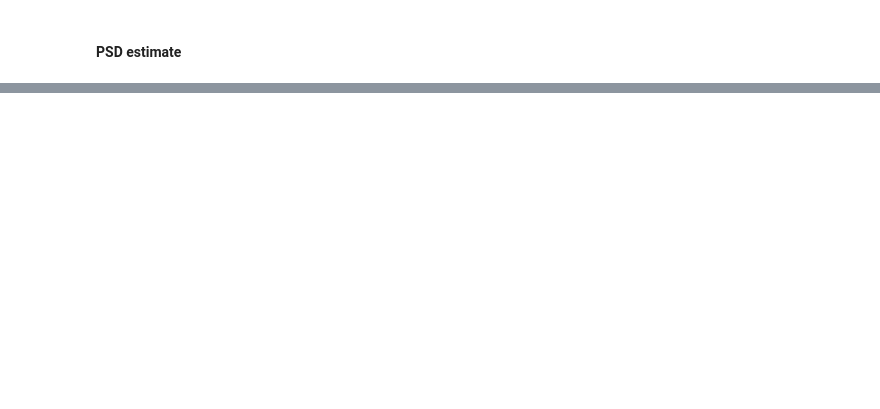
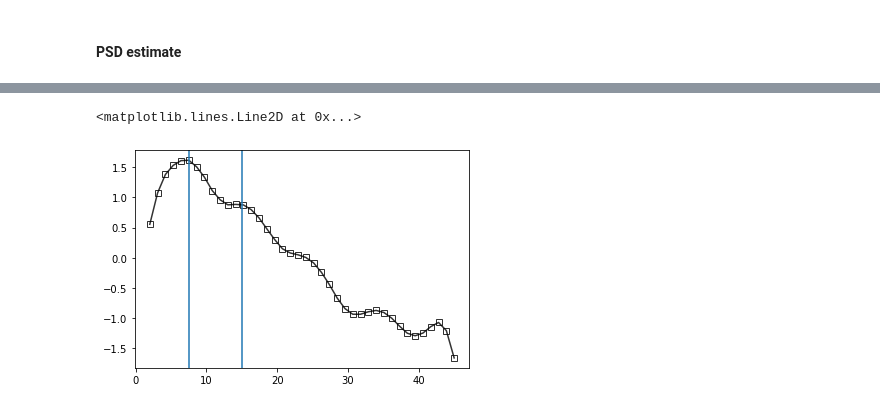
Before and after one commit to JINhuaqing/SBI-SGM, a Jupyter notebook: notebooks/NSF_FOOOF.ipynb, the cells around one changed output, grey strips where cells are left out. Drawn from its saved outputs; the diff is of its cells as text; code cells hidden in the pictures; blank space fills up the shorter version.

```diff
--- a/notebooks/NSF_FOOOF.ipynb
+++ b/notebooks/NSF_FOOOF.ipynb
@@ -394,0 +468,9 @@ Save to /data/rajlab1/user_data/jin/MyResearch/SGMBAY/mypkg/../results/fooofgene
+# %%
+cur_fs = obt_psm_fs(10**meg_psd_curve, FREQS)
+plt.plot(FREQS, stdz_vec(meg_psd_curve), linestyle = '-',
+         marker = 's',fillstyle = 'none',color = 'k', label = "MEG", alpha = 0.8)
+plt.axvline(x=cur_fs[1])
+plt.axvline(x=cur_fs[4])
+# %% [output]
+<matplotlib.lines.Line2D at 0x...>
+[figure, added]
```
Also changed, not shown: parts of 37 cells of this notebook, 3 other files.
